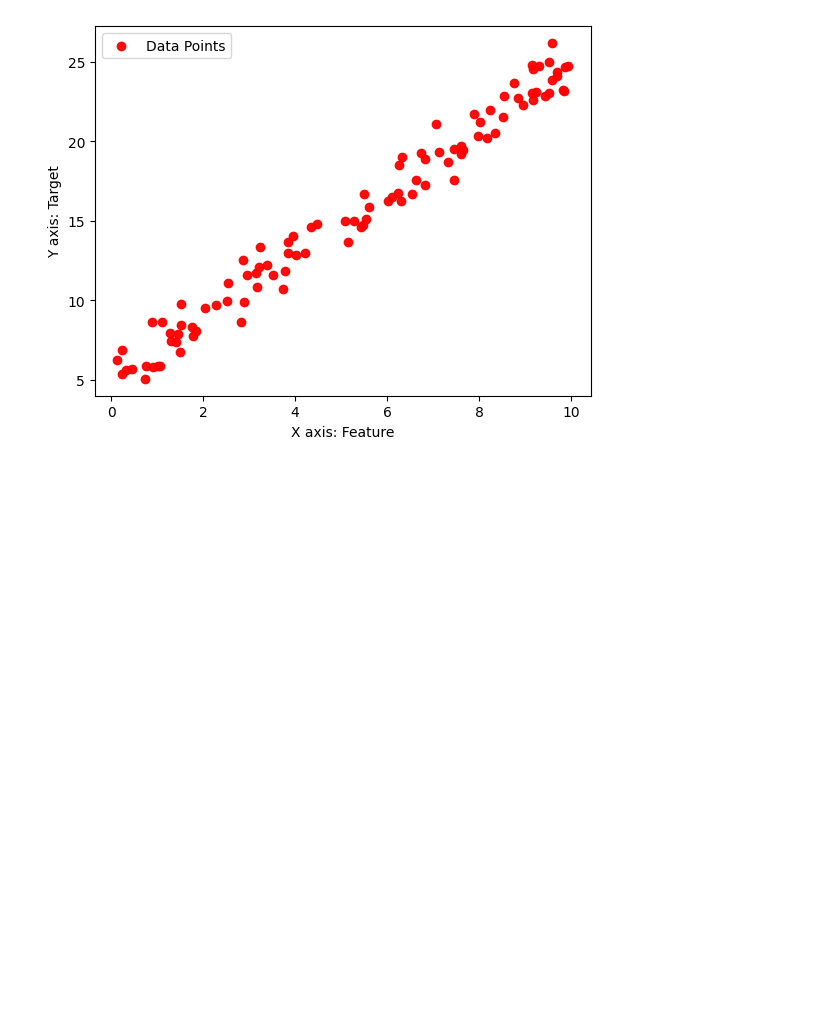
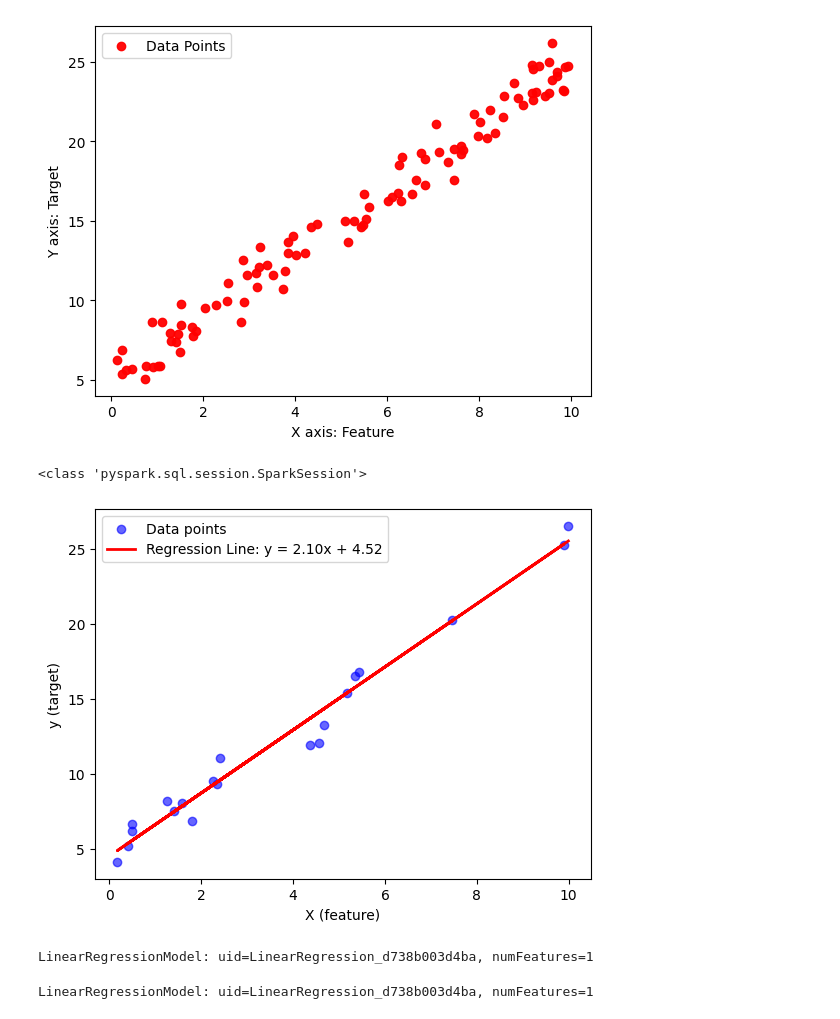
Before and after one commit to sfp3000/numpy_pandas_Pyspark_tutorials, a Jupyter notebook: pyspark/PySpar1_4.ipynb, the cells around one changed output. Saved outputs shown, nothing was run; the diff lists cells and outputs as text; code cells hidden in the pictures; blank space fills up the shorter version.

```diff
--- a/pyspark/PySpar1_4.ipynb
+++ b/pyspark/PySpar1_4.ipynb
@@ -22,12 +22,12 @@ def visualize_dataset(dataset, model=None):
 
     plt.scatter(X, y, color="blue", alpha=0.6, label="Data points")
 
-    # # If model is provided, plot regression line
-    # if model is not None:
-    #     y_pred = model.coefficients[0] * X + model.intercept
-    #     plt.plot(X, y_pred, color="red", linewidth=2, label=f'Regression Line: y = {model.coefficients[0]:.2f}x + {model.intercept:.2f}')
-    #     # plt.plot(X, y_pred, color='red', linewidth=2,
-    #     #      label=f'Regression Line: y = {coefficients[0]:.2f}x + {intercept:.2f}')
+    # If model is provided, plot regression line
+    if model is not None:
+        y_pred = model.coefficients[0] * X + model.intercept
+        plt.plot(X, y_pred, color="red", linewidth=2, label=f'Regression Line: y = {model.coefficients[0]:.2f}x + {model.intercept:.2f}')
+        # plt.plot(X, y_pred, color='red', linewidth=2,
+        #      label=f'Regression Line: y = {coefficients[0]:.2f}x + {intercept:.2f}')
 
     plt.xlabel("X (feature)")
     plt.ylabel("y (target)")
@@ -141,0 +144,7 @@ visualize_data(myarr)
+# %%
+fit_model_pyspark(gen_array_lr)
+# %% [output]
+<class 'pyspark.sql.session.SparkSession'>
+[figure, added]
+LinearRegressionModel: uid=LinearRegression_d738b003d4ba, numFeatures=1
+LinearRegressionModel: uid=LinearRegression_d738b003d4ba, numFeatures=1
```
Also changed, not shown: parts of 8 cells of this notebook, 2 other files.
